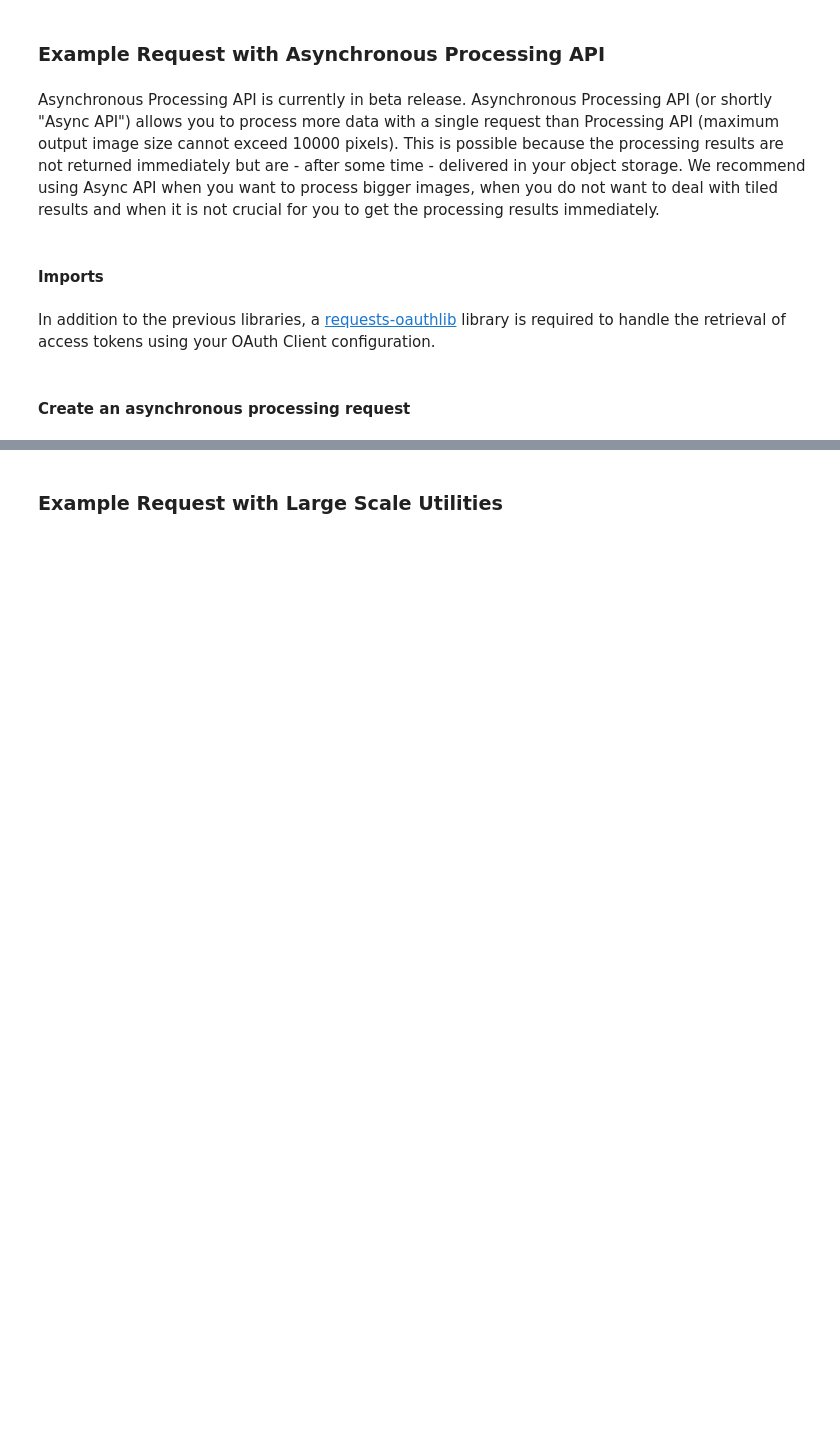
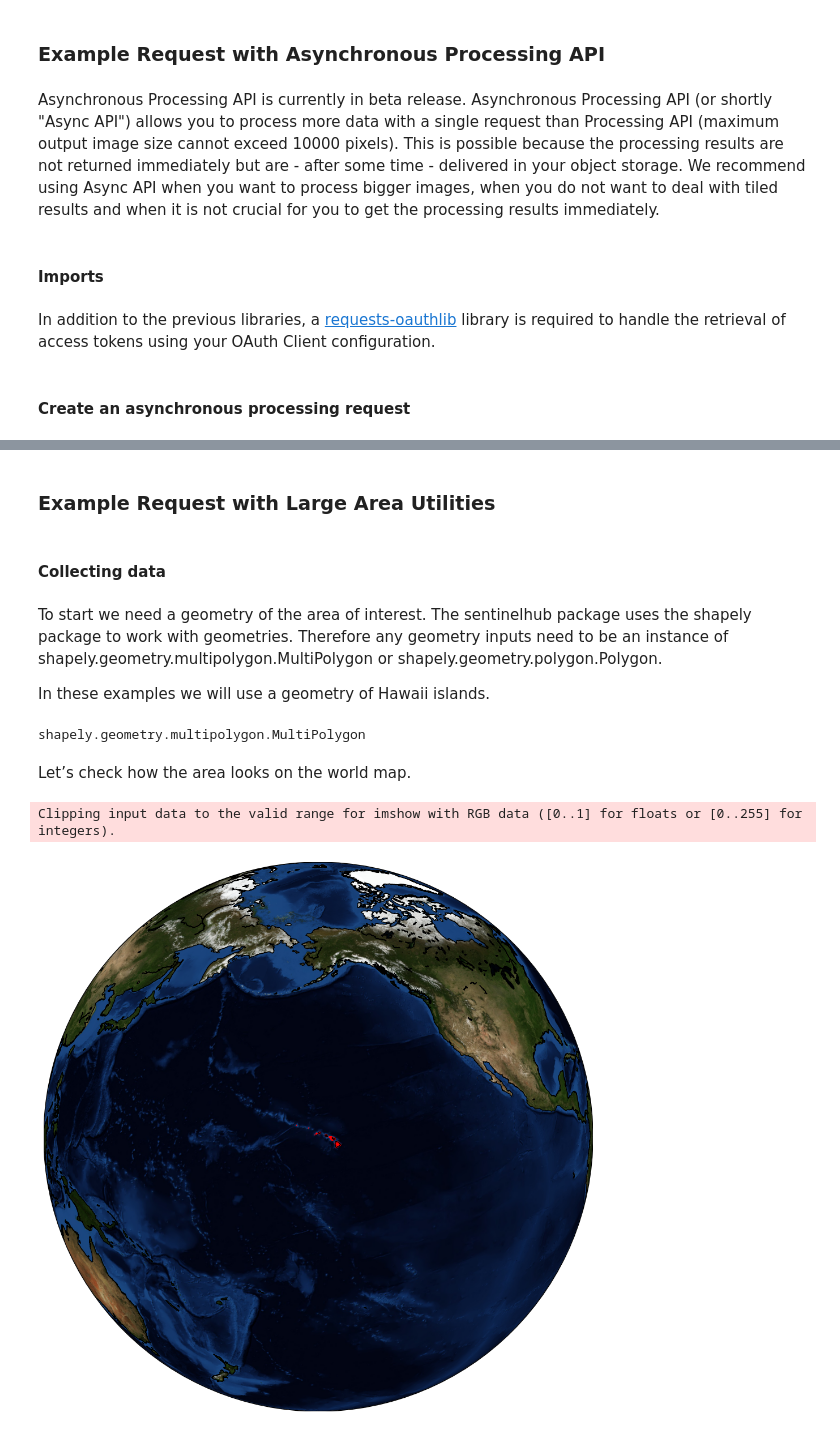
Before and after one commit to sentinel-hub/code-snippets, a Jupyter notebook: requests/request-examples-different-scales.ipynb, the cells around one changed output, grey strips where cells are left out. Cells and saved outputs as stored; diff of their text form; code cells hidden in the pictures; blank space fills up the shorter version.

Commit message:
Added an example test with large area utilities

```diff
--- a/requests/request-examples-different-scales.ipynb
+++ b/requests/request-examples-different-scales.ipynb
@@ -245,2 +231,53 @@ response.json()
 # %% [markdown]
-### Example Request with Large Scale Utilities
+### Example Request with Large Area Utilities
+# %% [markdown]
+#### Collecting data
+# %% [markdown]
+To start we need a geometry of the area of interest. The sentinelhub package uses the shapely package to work with geometries. Therefore any geometry inputs need to be an instance of shapely.geometry.multipolygon.MultiPolygon or shapely.geometry.polygon.Polygon.
+
+In these examples we will use a geometry of Hawaii islands.
+# %%
+INPUT_FILE = "./data/Hawaii.json"
+
+geo_json = read_data(INPUT_FILE)
+hawaii_area = shape(geo_json["features"][0]["geometry"])
+
+type(hawaii_area)
+# %% [output]
+shapely.geometry.multipolygon.MultiPolygon
+# %% [markdown]
+Let’s check how the area looks on the world map.
+# %%
+def show_area(area_shape, area_buffer=0.3):
+    fig = plt.figure(figsize=(10, 10))
+    ax = fig.add_subplot(111)
+
+    minx, miny, maxx, maxy = area_shape.bounds
+    lng, lat = (minx + maxx) / 2, (miny + maxy) / 2
+
+    m = Basemap(projection="ortho", lat_0=lat, lon_0=lng, resolution="l")
+    m.drawcoastlines()
+    m.bluemarble()
+
+    if isinstance(area_shape, Polygon):
+        polygon_iter = [area_shape]
+    elif isinstance(area_shape, MultiPolygon):
+        polygon_iter = area_shape.geoms
+    else:
+        raise ValueError(f"Geometry of type {type(area_shape)} is not supported")
+
+    for polygon in polygon_iter:
+        x, y = np.array(polygon.boundary.coords)[0]
+        m_poly = []
+        for x, y in np.array(polygon.boundary.coords):
+            m_poly.append(m(x, y))
+        ax.add_patch(plt_polygon(np.array(m_poly), closed=True, facecolor="red", edgecolor="red"))
+
+    plt.tight_layout()
+    plt.show()
+
+
+show_area(hawaii_area)
+# %% [output]
+Clipping input data to the valid range for imshow with RGB data ([0..1] for floats or [0..255] for integers).
+[figure, added]
```
Also changed, not shown: parts of 32 cells of this notebook.
